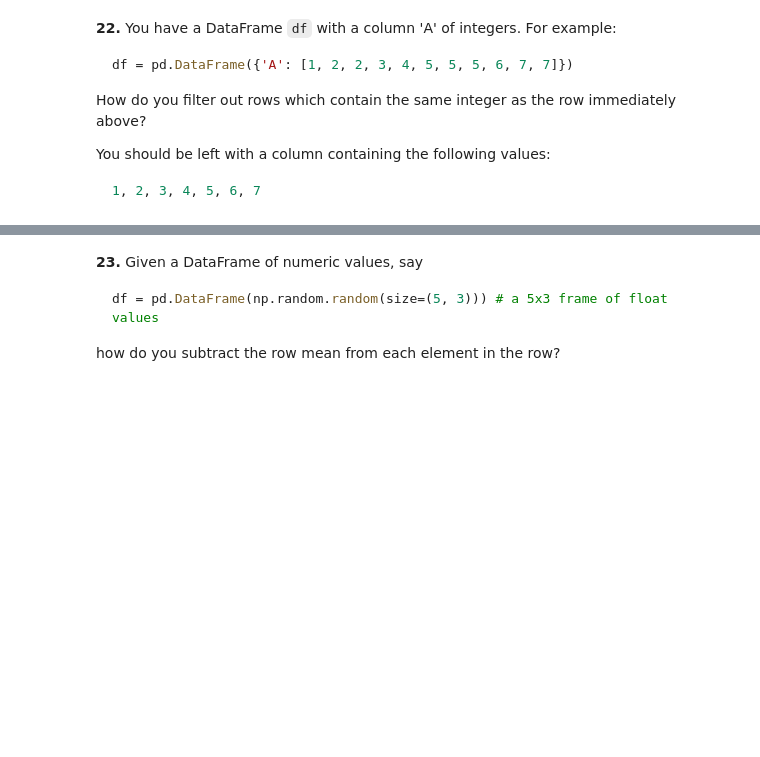
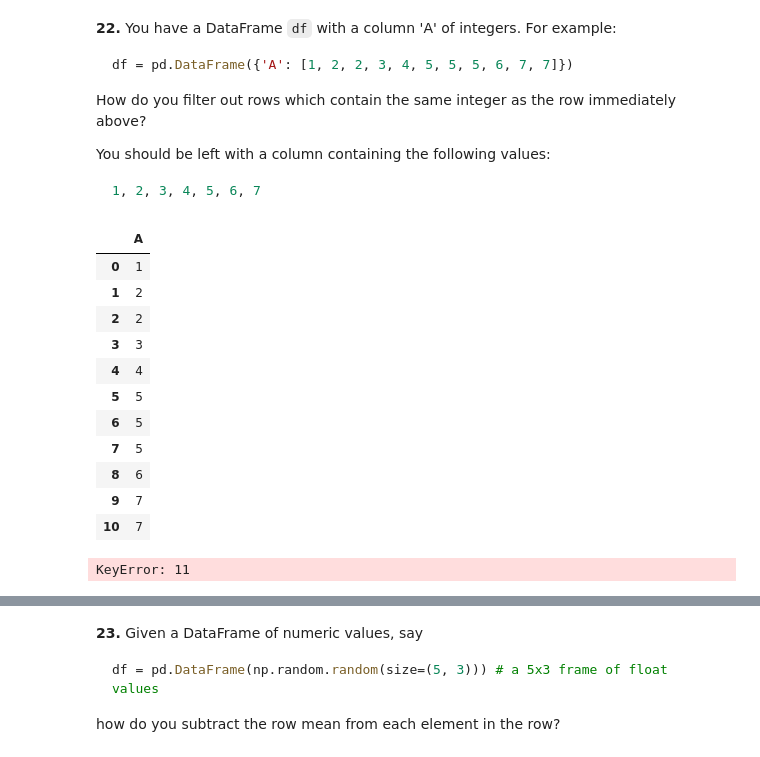
Before and after one commit to adamvig96/100-pandas-puzzles, a Jupyter notebook: 100-pandas-puzzles.ipynb, the cells around one changed output, grey strips where cells are left out. Drawn from its saved outputs; the diff is of its cells as text; code cells hidden in the pictures; blank space fills up the shorter version.

````diff
--- a/100-pandas-puzzles.ipynb
+++ b/100-pandas-puzzles.ipynb
@@ -314,3 +315,26 @@ You should be left with a column containing the following values:
 ```python
 1, 2, 3, 4, 5, 6, 7
 ```
+# %%
+df22 = pd.DataFrame({'A': [1, 2, 2, 3, 4, 5, 5, 5, 6, 7, 7]})
+# %%
+df22
+# %% [output]
+|  | A |
+| 0 | 1 |
+| 1 | 2 |
+| 2 | 2 |
+| 3 | 3 |
+| 4 | 4 |
+| 5 | 5 |
+| 6 | 5 |
+| 7 | 5 |
+| 8 | 6 |
+| 9 | 7 |
+| 10 | 7 |
+# %%
+for i in range(len(df22['A'])):
+    if df22['A'][i] == df22['A'][i+1]:
+        df22 = df22.drop(i)
+# %% [output]
+KeyError: 11
````
Also changed, not shown: parts of 8 cells of this notebook.
